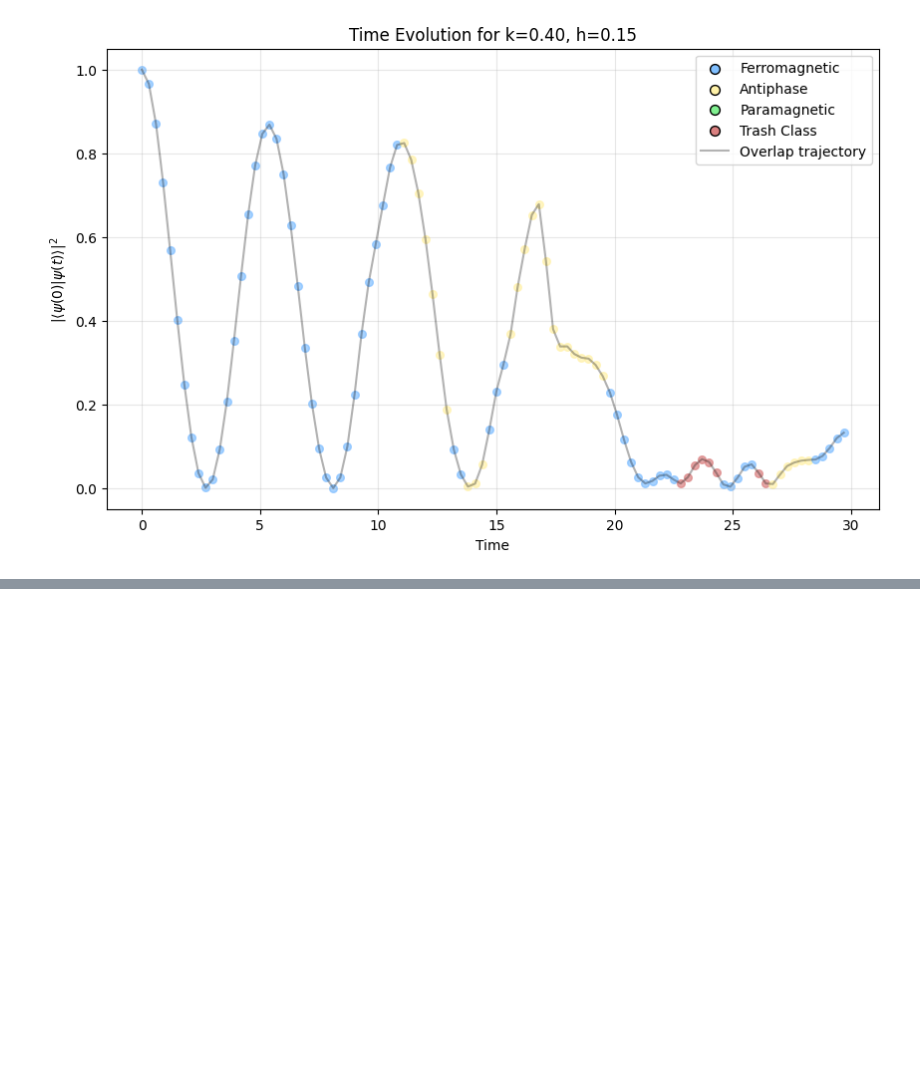
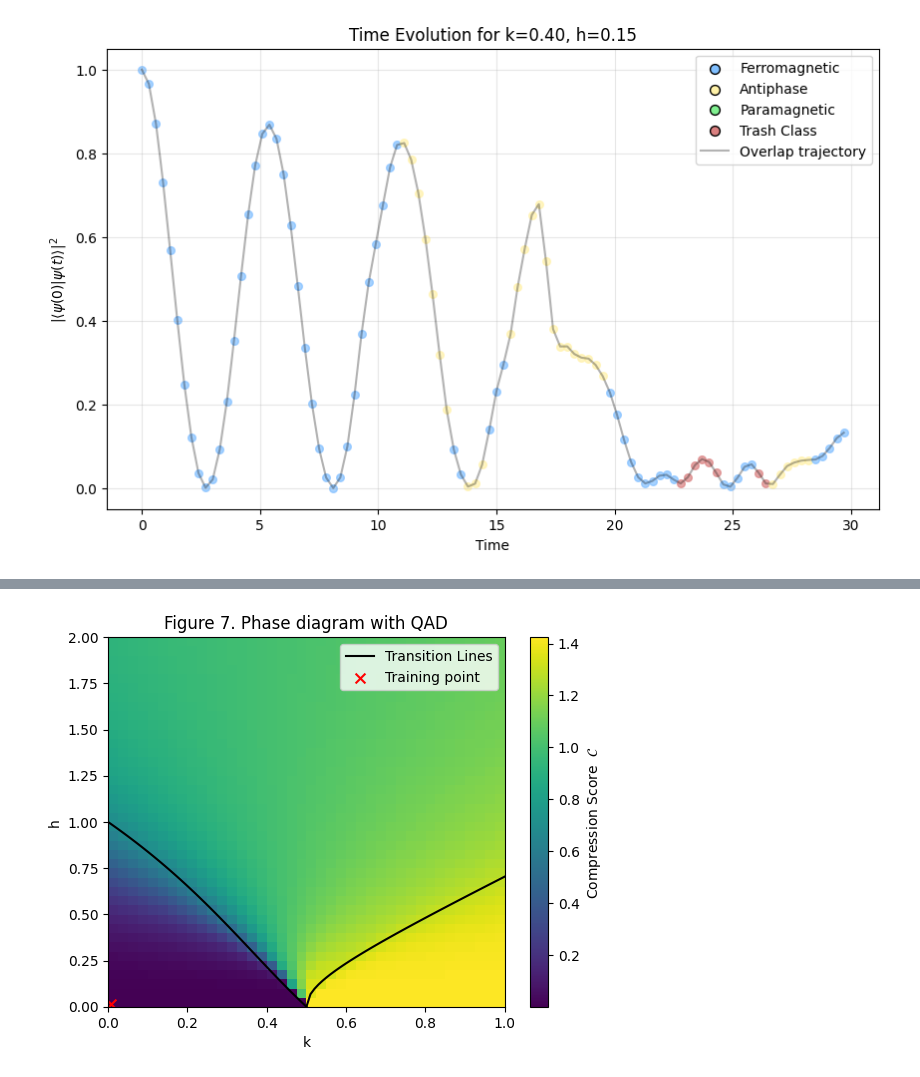
Before and after one commit to alexsockz/ANNNI-model-quantum-computing, a Jupyter notebook: src/Classif_Time_Evol.ipynb, the cells around one changed output, grey strips where cells are left out. Saved outputs shown, nothing was run; the diff lists cells and outputs as text; code cells hidden in the pictures; blank space fills up the shorter version.

```diff
--- a/src/Classif_Time_Evol.ipynb
+++ b/src/Classif_Time_Evol.ipynb
@@ -478,0 +637,20 @@ plt.show()
+# %%
+# Evaluate the compression score for each state in the phase diagram
+compressions = vectorized_anomaly_circuit(trained_anomaly_params, psis.reshape(-1, 2**num_qubits))
+compressions = jnp.mean(1 - jnp.array(compressions), axis = 0)
+
+im = plt.imshow(compressions.reshape(side, side), aspect="auto", origin="lower", extent=[0, 1, 0, 2])
+
+# Plot transition lines (assuming ising_transition and kt_transition are defined)
+plt.plot(np.linspace(0.0, 0.5, 50), ising_transition(np.linspace(0.0, 0.5, 50)), 'k')
+plt.plot(np.linspace(0.5, 1.0, 50), kt_transition(np.linspace(0.5, 1.0, 50)), 'k')
+
+plt.plot([], [], 'k', label='Transition Lines')
+plt.scatter([0 +.3/len(ks)], [0 + .5/len(hs)], color='r', marker = 'x', label="Training point", s=50)
+
+plt.legend(), plt.xlabel("k"), plt.ylabel("h"), plt.title("Figure 7. Phase diagram with QAD")
+cbar = plt.colorbar(im)
+cbar.set_label(r"Compression Score  $\mathcal{C}$")
+plt.show()
+# %% [output]
+[figure, added]
```
Also changed, not shown: parts of 6 cells of this notebook.
